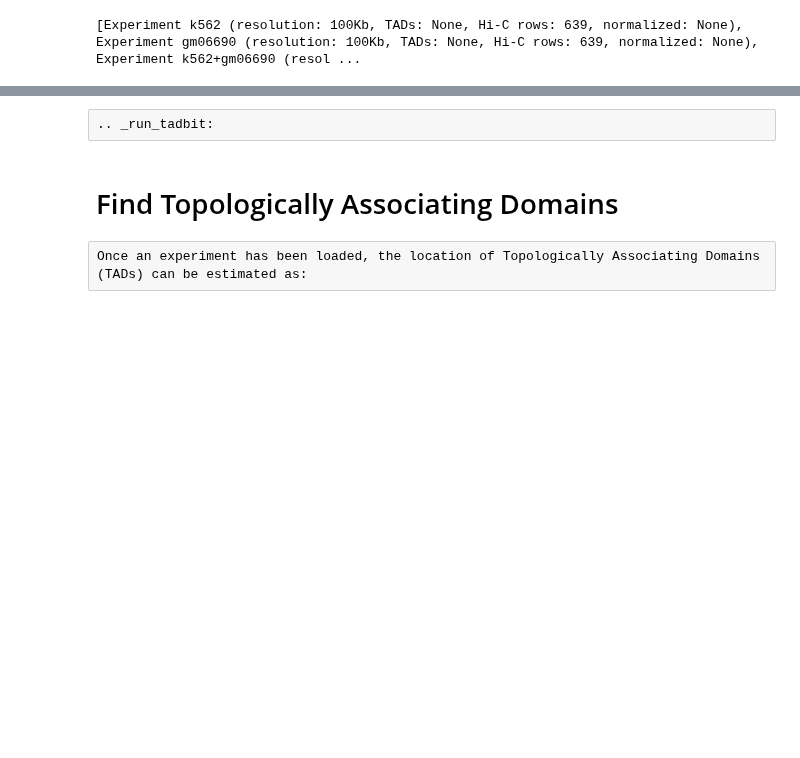
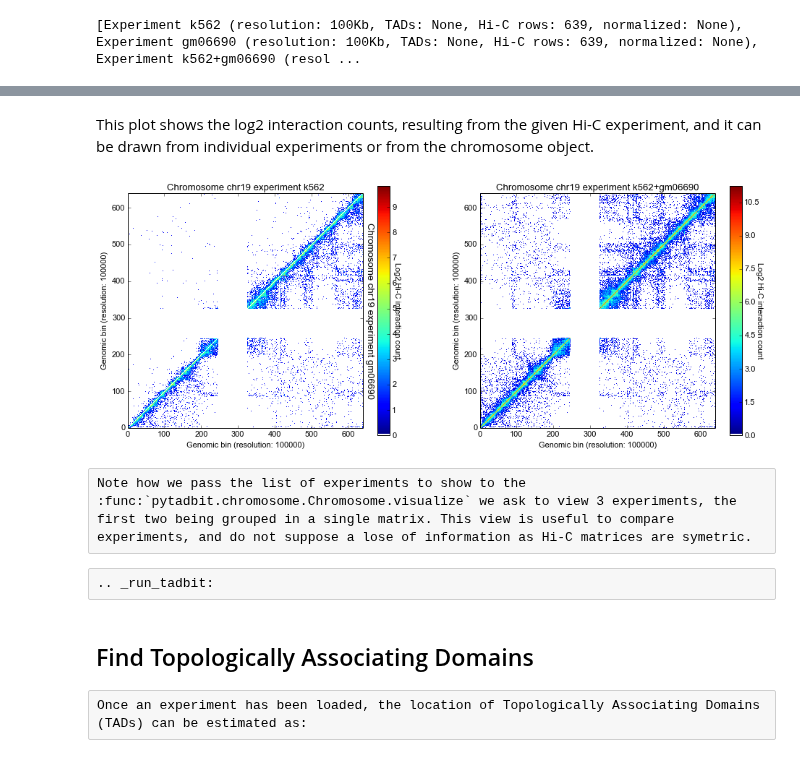
Before and after one commit to 3DGenomes/TADbit, a Jupyter notebook: doc/notebooks/tutorial_1_general.ipynb, the cells around one changed output, grey strips where cells are left out. Drawn from its saved outputs; the diff is of its cells as text; code cells hidden in the pictures; blank space fills up the shorter version.

```diff
--- a/doc/notebooks/tutorial_1_general.ipynb
+++ b/doc/notebooks/tutorial_1_general.ipynb
@@ -106,7 +156,15 @@ print my_chrom.experiments
+# %% [markdown]
+This plot shows the log2 interaction counts, resulting from the given Hi-C experiment, and it can be drawn from individual experiments or from the chromosome object.
+# %%
+my_chrom.visualize([('k562', 'gm06690'), 'k562+gm06690'])
+# %% [output]
+[figure, added]
+# %% [raw]
+Note how we pass the list of experiments to show to the :func:`pytadbit.chromosome.Chromosome.visualize` we ask to view 3 experiments, the first two being grouped in a single matrix. This view is useful to compare experiments, and do not suppose a lose of information as Hi-C matrices are symetric.
 # %% [raw]
 .. _run_tadbit:
 # %% [markdown]
-# Find Topologically Associating Domains
+## Find Topologically Associating Domains
 # %% [raw]
 Once an experiment has been loaded, the location of Topologically Associating Domains (TADs) can be estimated as:
 # %%
```
Also changed, not shown: parts of 60 cells of this notebook, 59 other files.
